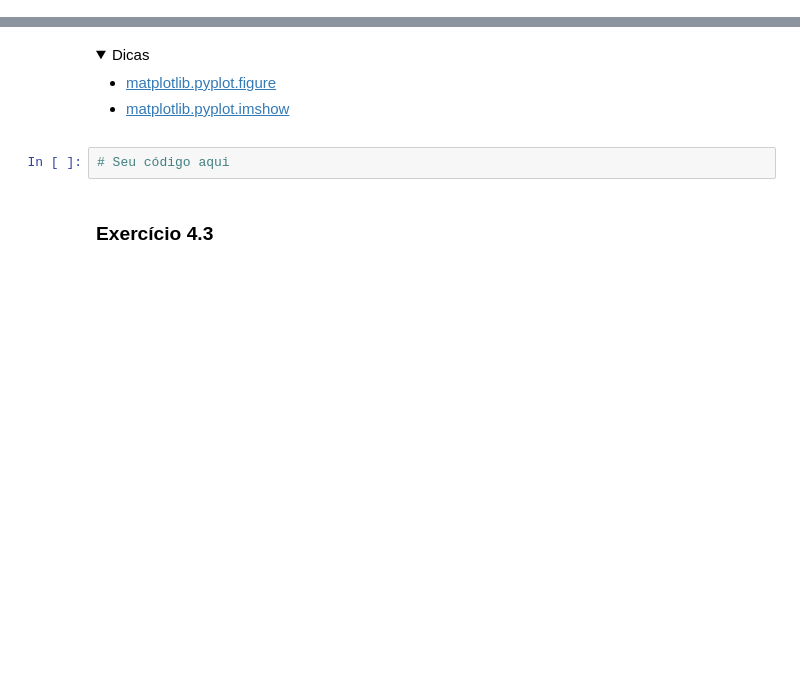
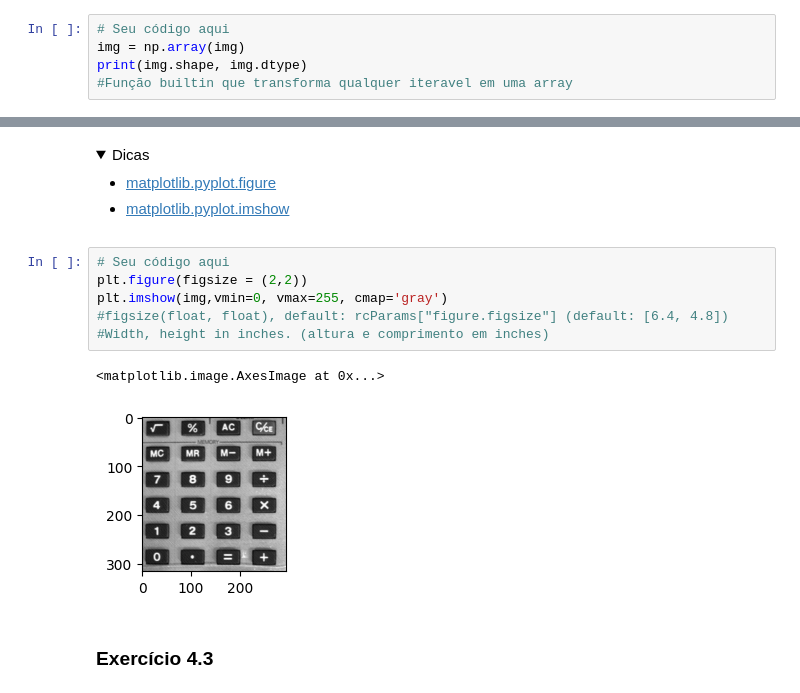
Before and after one commit to UNICAMP-EA979/2026s1-pi01-numpy-Bruno-Jambeiro, a Jupyter notebook: Atividade.ipynb, the cells around one changed output, grey strips where cells are left out. Saved outputs shown, nothing was run; the diff lists cells and outputs as text; folded sections open; blank space fills up the shorter version.

```diff
--- a/Atividade.ipynb
+++ b/Atividade.ipynb
@@ -464,0 +463,5 @@ Converta a imagem **img** para um array do numpy, printe o número de dimensões
+# %%
+# Seu código aqui
+img = np.array(img)
+print(img.shape, img.dtype)
+#Função builtin que transforma qualquer iteravel em uma array
@@ -474,8 +479,15 @@ Visualize a imagem anterior com um tamanho 2 x 2 inches. Comente o seu código u
   - [matplotlib.pyplot.imshow](https://matplotlib.org/stable/api/_as_gen/matplotlib.pyplot.imshow.html)
 
 </details>
-# %%
-# Seu código aqui
+# %%
+# Seu código aqui
+plt.figure(figsize = (2,2))
+plt.imshow(img,vmin=0, vmax=255, cmap='gray')
+#figsize(float, float), default: rcParams["figure.figsize"] (default: [6.4, 4.8])
+#Width, height in inches. (altura e comprimento em inches)
+# %% [output]
+<matplotlib.image.AxesImage at 0x...>
+[figure, added]
 # %% [markdown]
 ### Exercício 4.3
 # %% [markdown]
```
Also changed, not shown: parts of 6 cells of this notebook.
